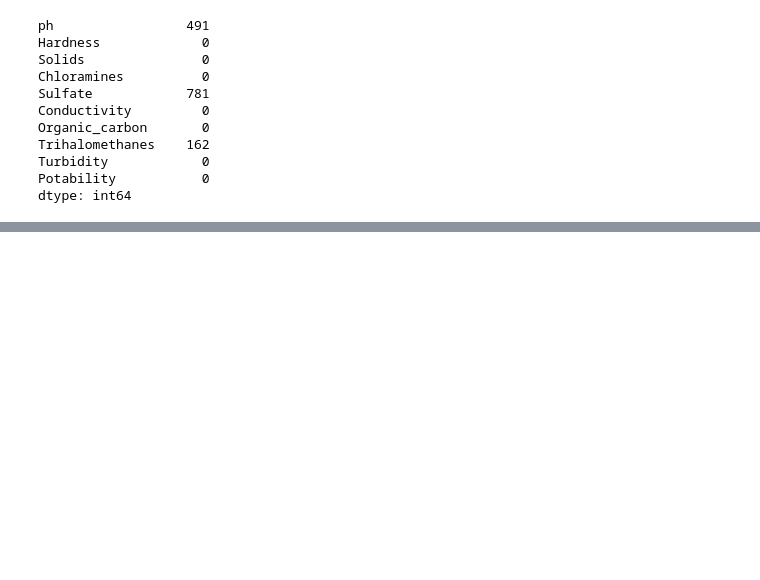
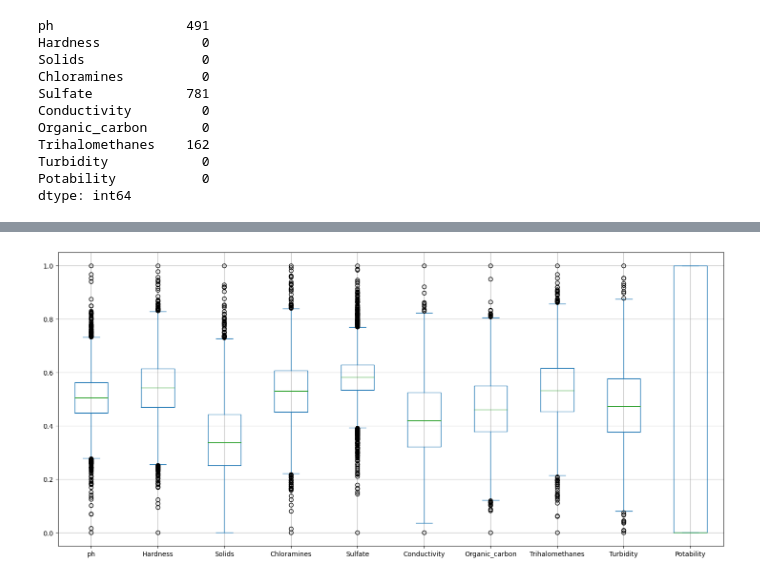
Before and after one commit to AlejandroAlcantar/IntegratorProject, a Jupyter notebook: Water_Quality.ipynb, the cells around one changed output, grey strips where cells are left out. Cells and saved outputs as stored; diff of their text form; code cells hidden in the pictures; blank space fills up the shorter version.

```diff
--- a/Water_Quality.ipynb
+++ b/Water_Quality.ipynb
@@ -35,0 +54,3 @@ data_set
+# %%
+data_set = pd.read_csv(DATASETS_DIR)
+data_set
@@ -80,0 +130,3 @@ data_set = data_set.fillna(data_set.mean())
+# %%
+data_set = (data_set - data_set.min()) / (data_set.max() - data_set.min())
+data_set
@@ -80,0 +147,7 @@ data_set = data_set.fillna(data_set.mean())
+# %%
+data_set.plot(kind = 'box',
+              figsize = (18,8)
+)
+plt.grid()
+# %% [output]
+[figure, added]
```
Also changed, not shown: parts of 21 cells of this notebook, 2 other files.
